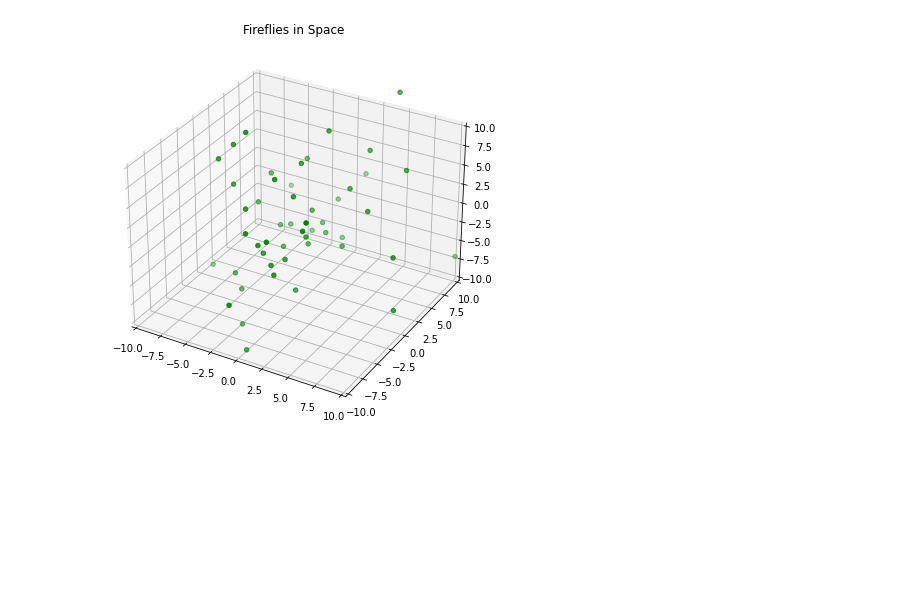
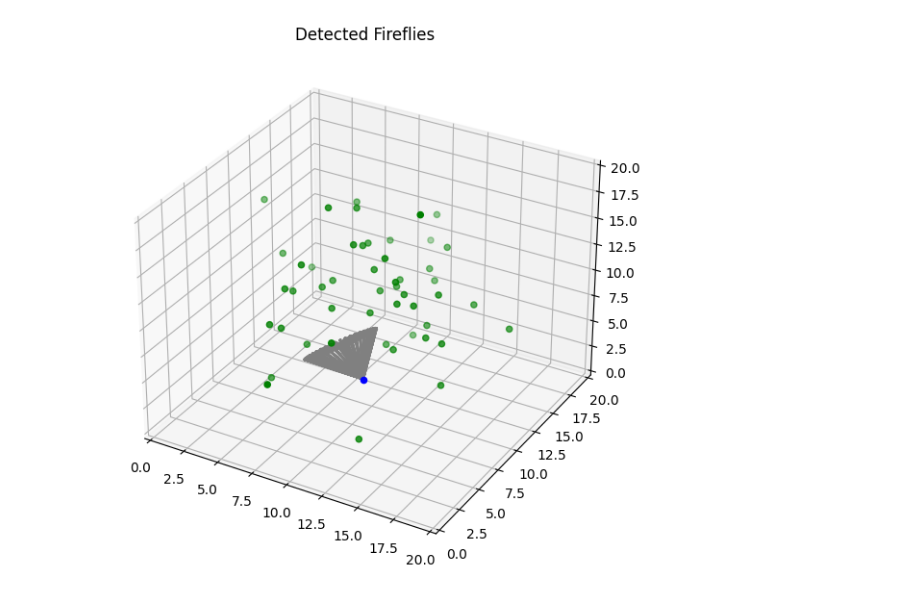
Before and after one commit to nbonnie/3D_Firefly_Simulation, a Jupyter notebook: main.ipynb, the cells around one changed output. Saved outputs shown, nothing was run; the diff lists cells and outputs as text; code cells hidden in the pictures; blank space fills up the shorter version.

Commit message:
Working graph in ipynb (static)

```diff
--- a/main.ipynb
+++ b/main.ipynb
@@ -61,7 +62,7 @@ class swarm:
         ax.set_ylim3d(0,20)
         ax.set_zlim3d(0,20)
 
-    def ff_in_vision(self, n):
+    def ff_in_vision(self, n, graph = False):
         ## KURT ##
         ## For now, develop this method that will return the indexes of fireflies
         ## in the visual range of firefly index n. i.e. self.p[:,n]
@@ -92,6 +93,9 @@ class swarm:
                 theta = np.arccos(cone_dist / np.linalg.norm(pt - cone_t)) * 180/np.pi
                 if theta < cone_d:
                     ff_detected.append(i)
+
+        if graph == False:
+            return ff_detected
 
         ### PLOTTING CONE AND DETECTED FIREFLIES ###
         vision_end = self.p[:,n] + cone_l * self.v[:,n]
@@ -156,11 +160,9 @@ class swarm:
 
         plt.title("Detected Fireflies")
 
-        ax.set_xlim3d(-10,10)
-        ax.set_ylim3d(-10,10)
-        ax.set_zlim3d(-10,10)
-
-        return ff_detected
+        ax.set_xlim3d(0,20)
+        ax.set_ylim3d(0,20)
+        ax.set_zlim3d(0,20)
 
     def center_mass(self):  # Calculate center of gravity of all fireflies
         pos_sums = 0
@@ -212,14 +214,16 @@ class swarm:
 # %%
 n_agents = 50
 c1 = 0.1    # attraction
 c2 = 0.001  # repulsion
 c3 = 0.01   # randomness
 c4 = 3.5    # positional spread (gaussian standard deviation)
 
 fireflies = swarm(n = n_agents, spread = c4, attraction = c1, repulsion = c2, randomness = c3)
 fireflies.initialize()
-fireflies.simulate()
+fireflies.ff_in_vision(3, graph = True)
+
+#fireflies.simulate()
 # %% [output]
-[figure, old version]
+[figure, new version]
 # %%
 fireflies.ff_in_vision(3)
```
Also changed, not shown: parts of 2 cells of this notebook.
